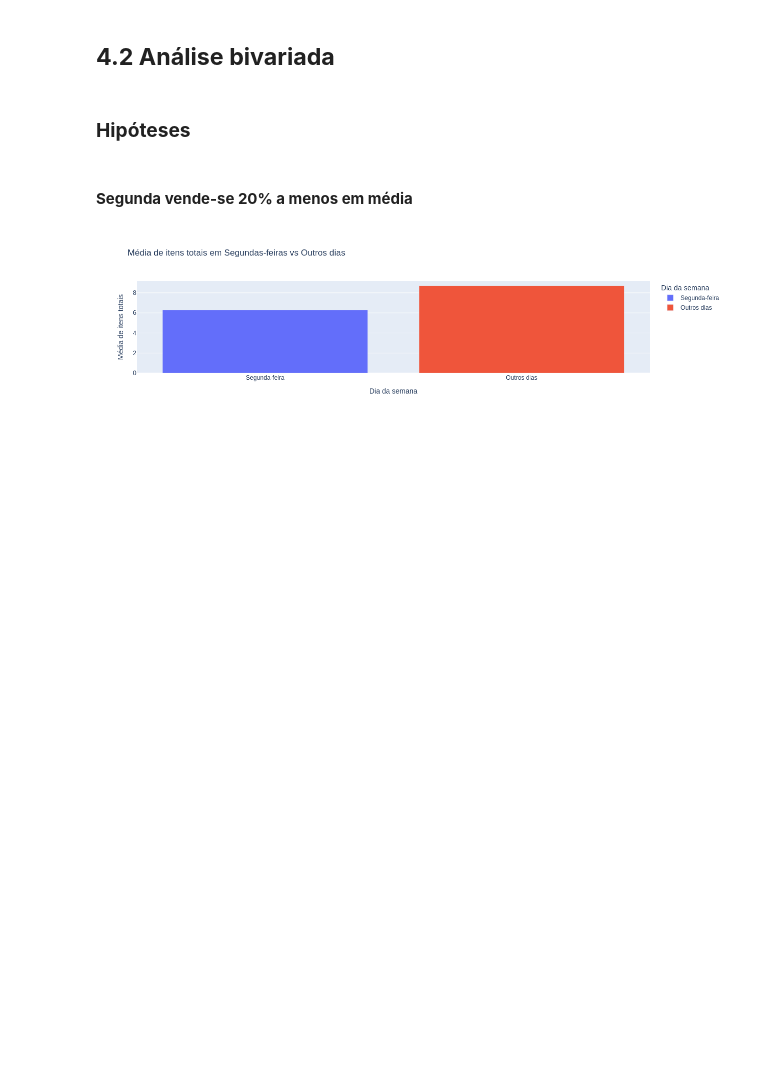
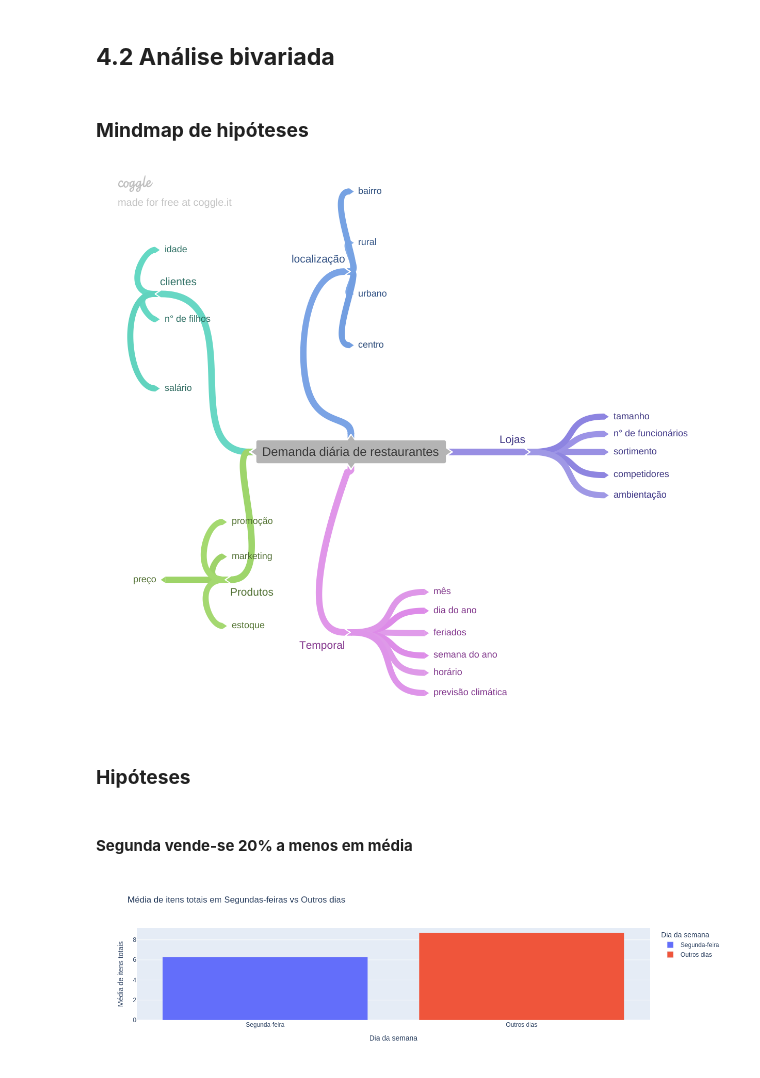
Before and after one commit to Eduardo-95-DS/case_mr_health, a Jupyter notebook: notebooks/Untitled.ipynb, the cells around one changed output. Saved outputs shown, nothing was run; the diff lists cells and outputs as text; code cells hidden in the pictures; blank space fills up the shorter version.

Commit message:
plots adicionados e mindmap

```diff
--- a/notebooks/Untitled.ipynb
+++ b/notebooks/Untitled.ipynb
@@ -429,5 +401,11 @@ fig = px.bar(
 # %% [markdown]
 ## **4.2 Análise bivariada**
+# %% [markdown]
+### **Mindmap de hipóteses**
+# %%
+Image('../img/mindmap.png', width=1000, height=200)
+# %% [output]
+[figure, added]
 # %% [markdown]
 ### **Hipóteses**
 # %% [markdown]
```
Also changed, not shown: parts of 31 cells of this notebook, 1 other file.
